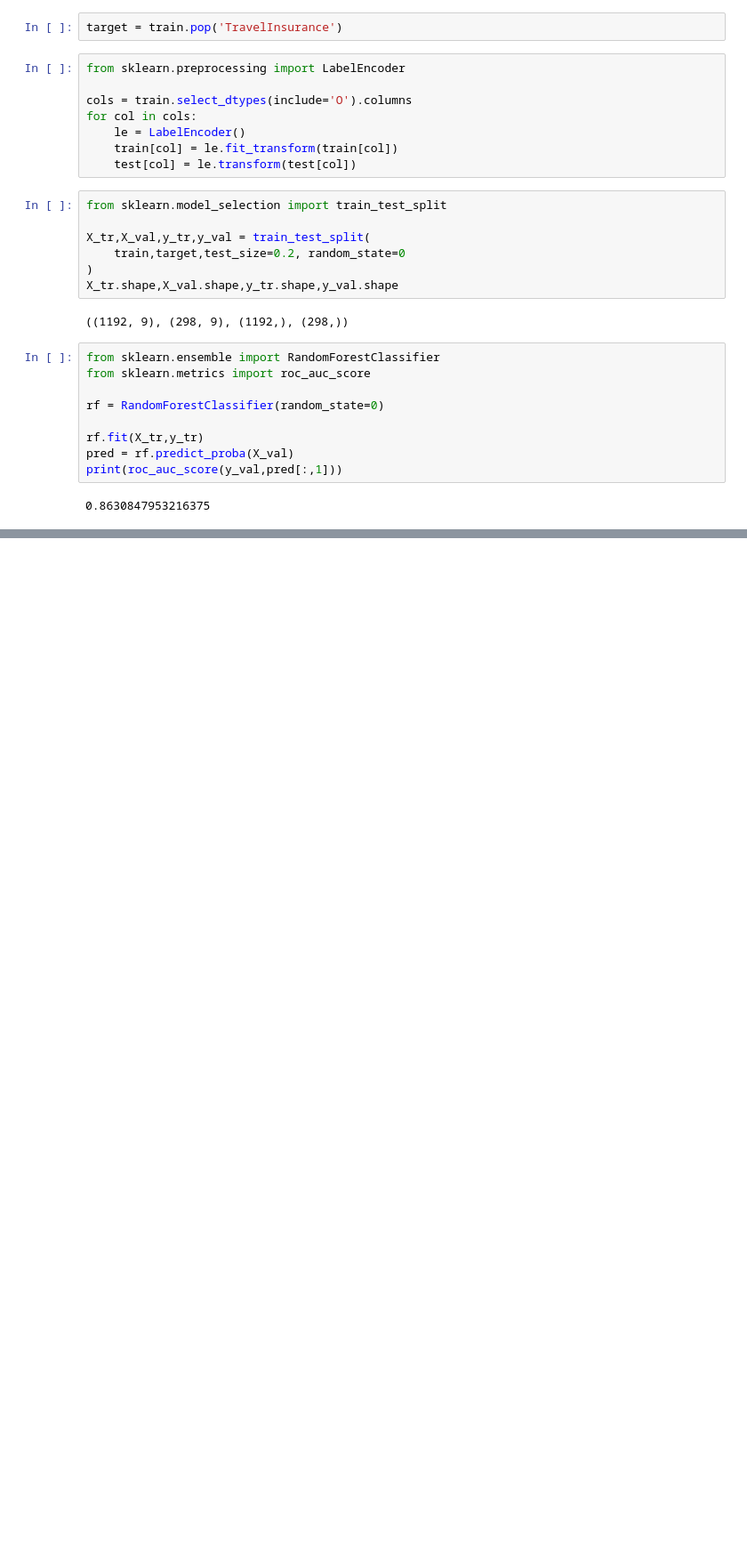
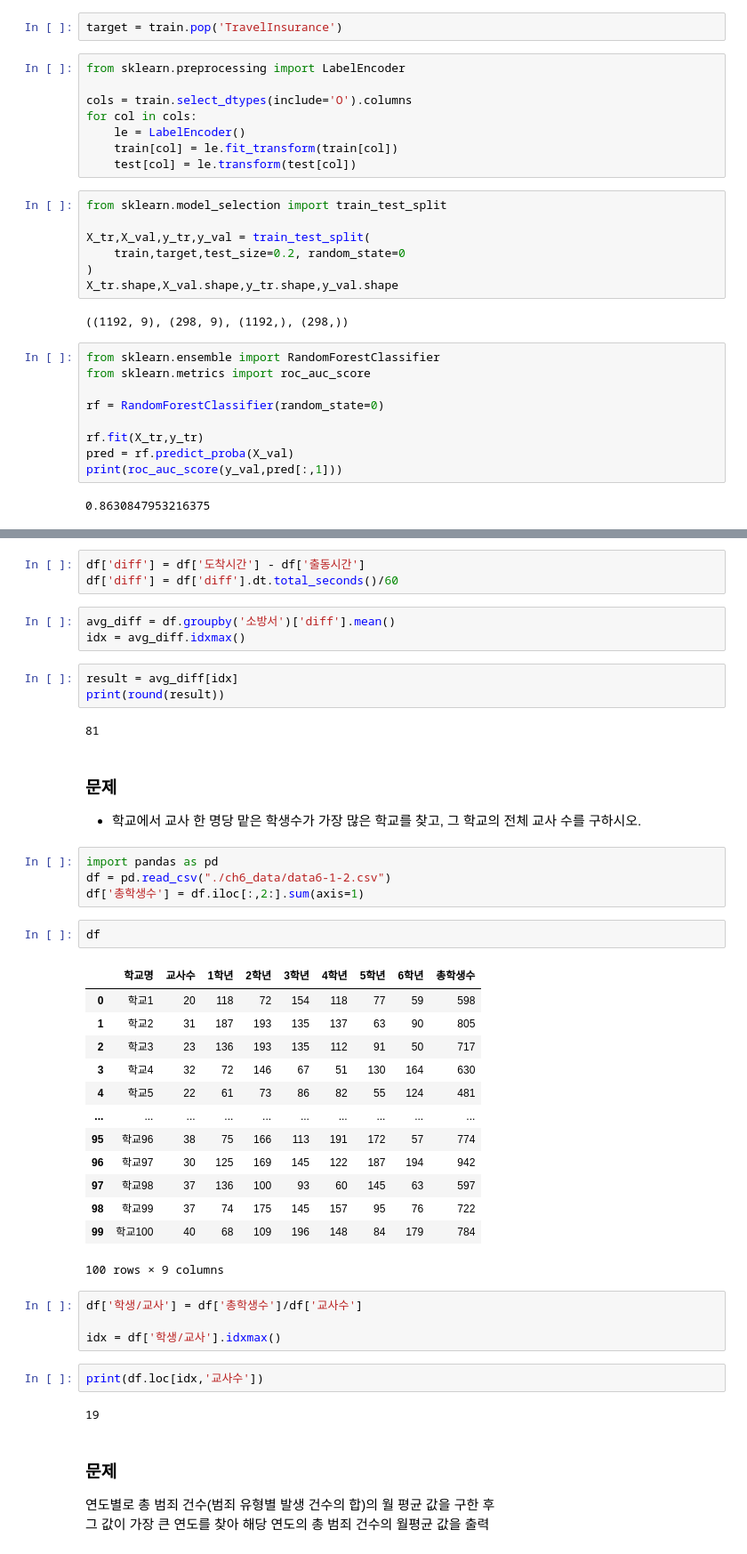
Before and after one commit to rlgus3351/-BigDataAnalyst, a Jupyter notebook: ch4/ch2.ipynb, the cells around one changed output, grey strips where cells are left out. Shown: that part at 89% size. Saved outputs shown, nothing was run; the diff lists cells and outputs as text; blank space fills up the shorter version.

```diff
--- a/ch4/ch2.ipynb
+++ b/ch4/ch2.ipynb
@@ -557,0 +1173,46 @@ print(roc_auc_score(y_val,pred[:,1]))
+# %%
+df['diff'] = df['도착시간'] - df['출동시간']
+df['diff'] = df['diff'].dt.total_seconds()/60
+# %%
+avg_diff = df.groupby('소방서')['diff'].mean()
+idx = avg_diff.idxmax()
+# %%
+result = avg_diff[idx]
+print(round(result))
+# %% [output]
+81
+# %% [markdown]
+### 문제
+- 학교에서 교사 한 명당 맡은 학생수가 가장 많은 학교를 찾고, 그 학교의 전체 교사 수를 구하시오.
+# %%
+import pandas as pd
+df = pd.read_csv("./ch6_data/data6-1-2.csv")
+df['총학생수'] = df.iloc[:,2:].sum(axis=1)
+# %%
+df
+# %% [output]
+|  | 학교명 | 교사수 | 1학년 | 2학년 | 3학년 | 4학년 | 5학년 | 6학년 | 총학생수 |
+| 0 | 학교1 | 20 | 118 | 72 | 154 | 118 | 77 | 59 | 598 |
+| 1 | 학교2 | 31 | 187 | 193 | 135 | 137 | 63 | 90 | 805 |
+| 2 | 학교3 | 23 | 136 | 193 | 135 | 112 | 91 | 50 | 717 |
+| 3 | 학교4 | 32 | 72 | 146 | 67 | 51 | 130 | 164 | 630 |
+| 4 | 학교5 | 22 | 61 | 73 | 86 | 82 | 55 | 124 | 481 |
+| ... | ... | ... | ... | ... | ... | ... | ... | ... | ... |
+| 95 | 학교96 | 38 | 75 | 166 | 113 | 191 | 172 | 57 | 774 |
+| 96 | 학교97 | 30 | 125 | 169 | 145 | 122 | 187 | 194 | 942 |
+| 97 | 학교98 | 37 | 136 | 100 | 93 | 60 | 145 | 63 | 597 |
+| 98 | 학교99 | 37 | 74 | 175 | 145 | 157 | 95 | 76 | 722 |
+| 99 | 학교100 | 40 | 68 | 109 | 196 | 148 | 84 | 179 | 784 |
+100 rows × 9 columns
+# %%
+df['학생/교사'] = df['총학생수']/df['교사수']
+
+idx = df['학생/교사'].idxmax()
+# %%
+print(df.loc[idx,'교사수'])
+# %% [output]
+19
+# %% [markdown]
+### 문제
+연도별로 총 범죄 건수(범죄 유형별 발생 건수의 합)의 월 평균 값을 구한 후 <br>
+그 값이 가장 큰 연도를 찾아 해당 연도의 총 범죄 건수의 월평균 값을 출력
```
Also changed, not shown: parts of 89 cells of this notebook, 17 other files.
